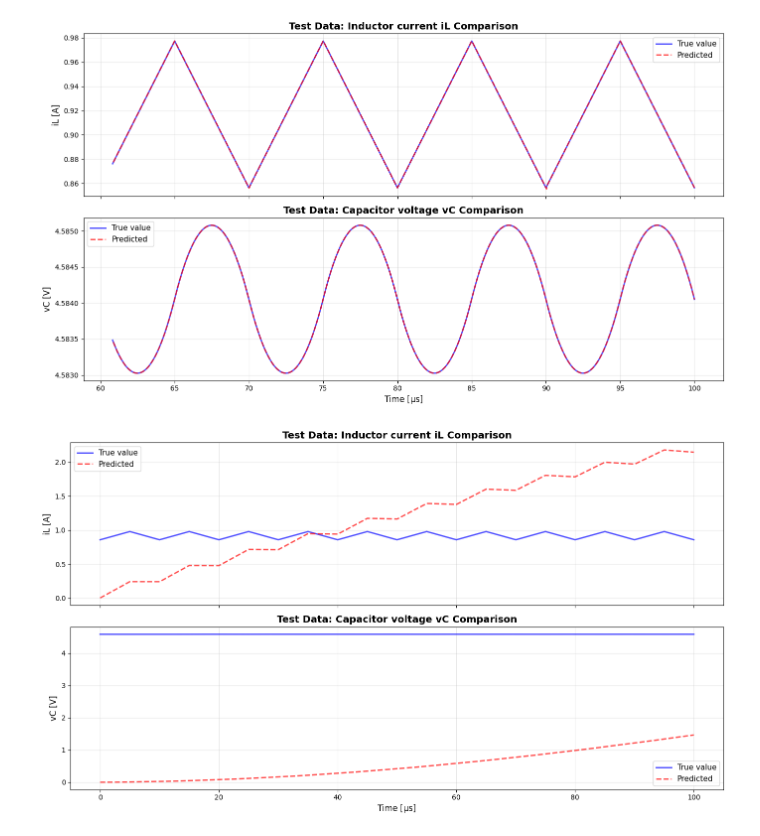
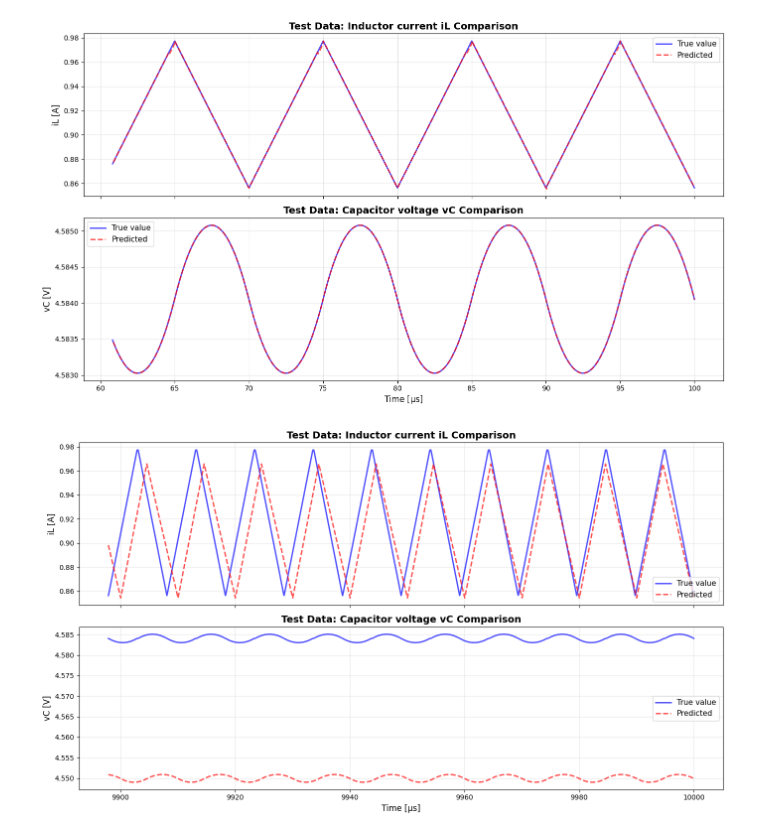
Before and after one commit to University-Laboratory/rnn-pann, a Jupyter notebook: notebooks/note17.ipynb, the cells around one changed output. Drawn from its saved outputs; the diff is of its cells as text; code cells hidden in the pictures.

Commit message:
refactor: Update execution counts and improve code structure in multiple notebooks; enhance data processing and visualization for better clarity in simulation results

```diff
--- a/notebooks/note17.ipynb
+++ b/notebooks/note17.ipynb
@@ -160,3 +157,8 @@ vC: torch.Tensor = torch.tensor(vC_raw[::downsample_step], dtype=torch.float32)
 print(f"{t.shape=}")
 # %% [output]
 t.shape=(2043,)
+# %%
+Vref: float = float(vC.mean().item())  # vCの平均値からVrefを算出
+duty: float = Vref / Vin
+print(f"{Vref=}")
+print(f"{duty=}")
@@ -711,7 +718,21 @@ save_figure_to_log(fig, "test_prediction", result_dir, "テストデータでの
 # %% [output]
 [figure]
 # %%
-x_tensor = torch.tensor(np.c_[vs, u, dt], dtype=torch.float32)
+t = np.linspace(
+    0,
+    T * 1000,
+    1000 * 200 + 1,
+)
+dt_sim: np.ndarray = np.diff(t)
+
+
+# スイッチング信号
+duty_phase = (t[:-1] % T) / T
+u_sim = (duty_phase < duty).astype(int)
+
+# 入力電圧
+vs_sim = np.ones(len(t) - 1) * Vin
+x_tensor = torch.tensor(np.c_[vs_sim, u_sim, dt_sim], dtype=torch.float32)
 
 il_list = []
 vc_list = []
@@ -728,10 +749,9 @@ with torch.no_grad():
         il_list.append(h_current[0, 0].item())  # i_L
         vc_list.append(h_current[0, 1].item())  # v_C
 
-
-iL_sim = torch.tensor(np.array(il_list), dtype=torch.float32)
-vC_sim = torch.tensor(np.array(vc_list), dtype=torch.float32)
-
+t = t[-len(iL):]
+iL_sim = torch.tensor(np.array(il_list), dtype=torch.float32)[-len(iL):]
+vC_sim = torch.tensor(np.array(vc_list), dtype=torch.float32)[-len(iL):]
 
 # グラフ表示
 fig, axs = plt.subplots(2, 1, figsize=(14, 8), sharex=True)
@@ -771,31 +791,31 @@ axs[1].plot(
     color="blue",
 )
 axs[1].plot(
     t * 1e6,
     vC_sim,
     label="Predicted",
     linewidth=2,
     alpha=0.7,
     color="red",
     linestyle="--",
 )
 axs[1].set_ylabel("vC [V]", fontsize=12)
 axs[1].set_xlabel("Time [μs]", fontsize=12)
 axs[1].set_title(
     "Test Data: Capacitor voltage vC Comparison", fontsize=14, fontweight="bold"
 )
 axs[1].grid(True, alpha=0.3)
 axs[1].legend(fontsize=11)
 
 plt.tight_layout()
 plt.show()
 
 # 画像をログに保存
 save_figure_to_log(
     fig,
     "all_prediction",
     result_dir,
     "シミュレーション結果",
 )
 # %% [output]
-[figure, old version]
+[figure, new version]
```
Also changed, not shown: parts of 13 cells of this notebook, 34 other files.
